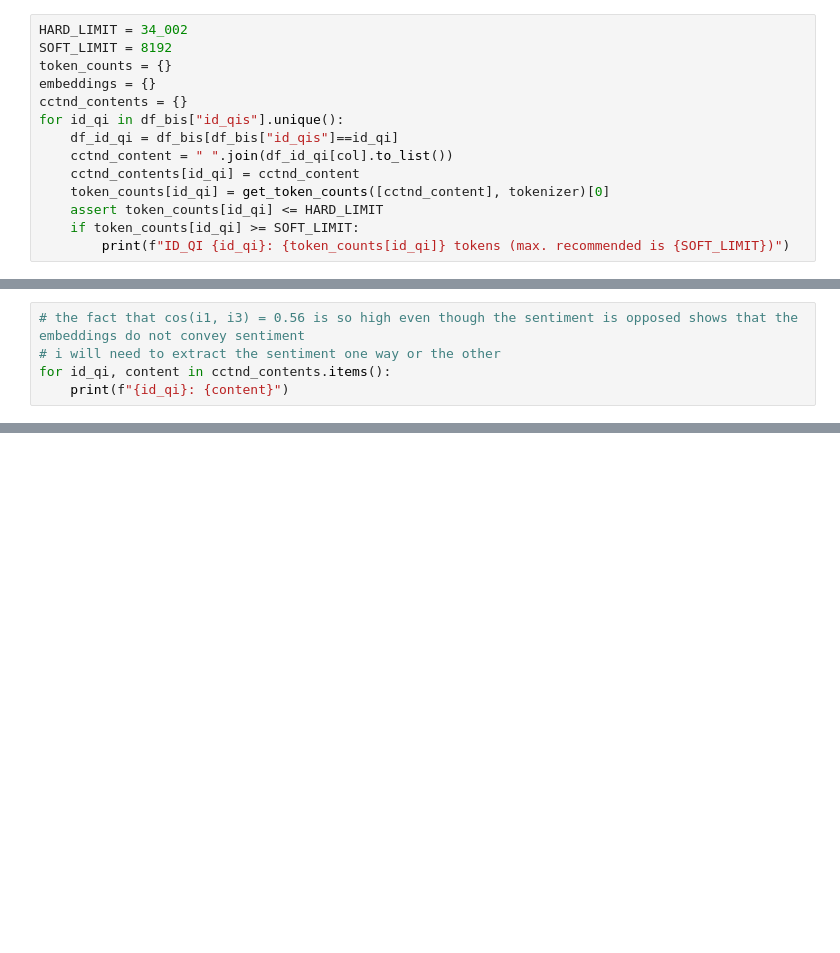
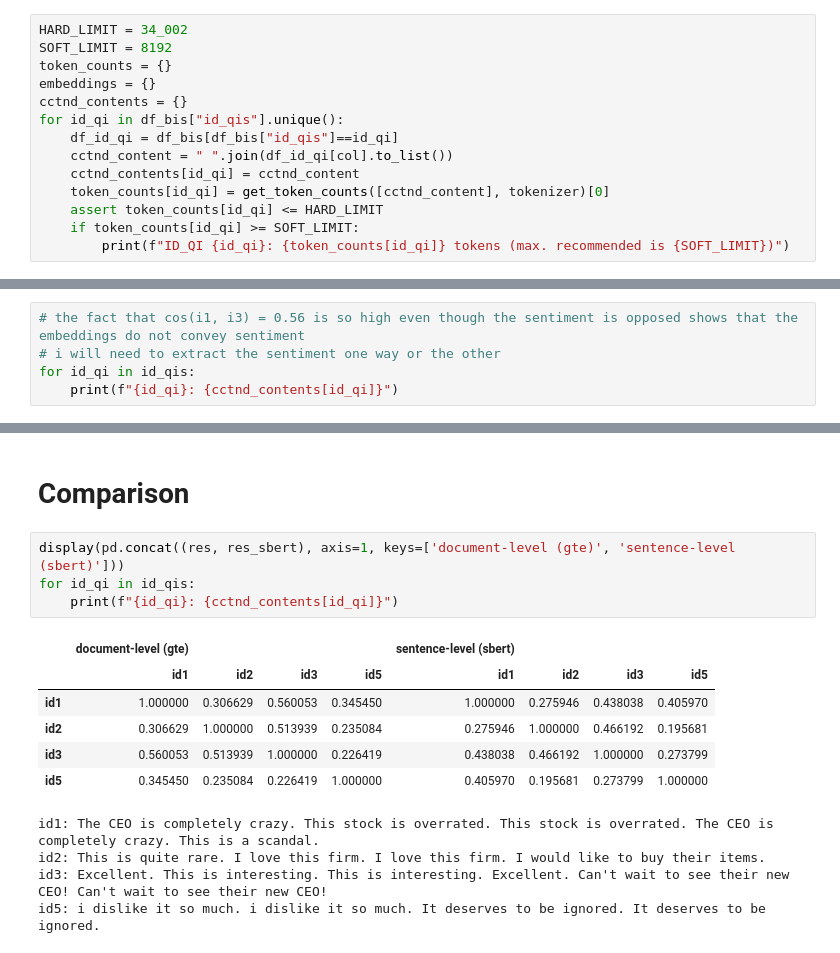
Before and after one commit to pirmil/A, a Jupyter notebook: doc_level_embeddings_2.ipynb, the cells around one changed output, grey strips where cells are left out. Cells and saved outputs as stored; diff of their text form; blank space fills up the shorter version.

```diff
--- a/doc_level_embeddings_2.ipynb
+++ b/doc_level_embeddings_2.ipynb
@@ -111,6 +121,6 @@ pd.DataFrame(cosine_similarity(embeddings), index=id_qis, columns=id_qis)
 # %%
 # the fact that cos(i1, i3) = 0.56 is so high even though the sentiment is opposed shows that the embeddings do not convey sentiment
 # i will need to extract the sentiment one way or the other
-for id_qi, content in cctnd_contents.items():
-    print(f"{id_qi}: {content}")
+for id_qi in id_qis:
+    print(f"{id_qi}: {cctnd_contents[id_qi]}")
 # %% [output]
@@ -120,0 +149,17 @@ id5: i dislike it so much. i dislike it so much. It deserves to be ignored. It d
+# %% [markdown]
+# Comparison
+# %%
+display(pd.concat((res, res_sbert), axis=1, keys=['document-level (gte)', 'sentence-level (sbert)']))
+for id_qi in id_qis:
+    print(f"{id_qi}: {cctnd_contents[id_qi]}")
+# %% [output]
+|  | document-level (gte) |  |  |  | sentence-level (sbert) |  |  |  |
+|  | id1 | id2 | id3 | id5 | id1 | id2 | id3 | id5 |
+| id1 | 1.000000 | 0.306629 | 0.560053 | 0.345450 | 1.000000 | 0.275946 | 0.438038 | 0.405970 |
+| id2 | 0.306629 | 1.000000 | 0.513939 | 0.235084 | 0.275946 | 1.000000 | 0.466192 | 0.195681 |
+| id3 | 0.560053 | 0.513939 | 1.000000 | 0.226419 | 0.438038 | 0.466192 | 1.000000 | 0.273799 |
+| id5 | 0.345450 | 0.235084 | 0.226419 | 1.000000 | 0.405970 | 0.195681 | 0.273799 | 1.000000 |
+id1: The CEO is completely crazy. This stock is overrated. This stock is overrated. The CEO is completely crazy. This is a scandal.
+id2: This is quite rare. I love this firm. I love this firm. I would like to buy their items.
+id3: Excellent. This is interesting. This is interesting. Excellent. Can't wait to see their new CEO! Can't wait to see their new CEO!
+id5: i dislike it so much. i dislike it so much. It deserves to be ignored. It deserves to be ignored.
```
Also changed, not shown: parts of 14 cells of this notebook.
